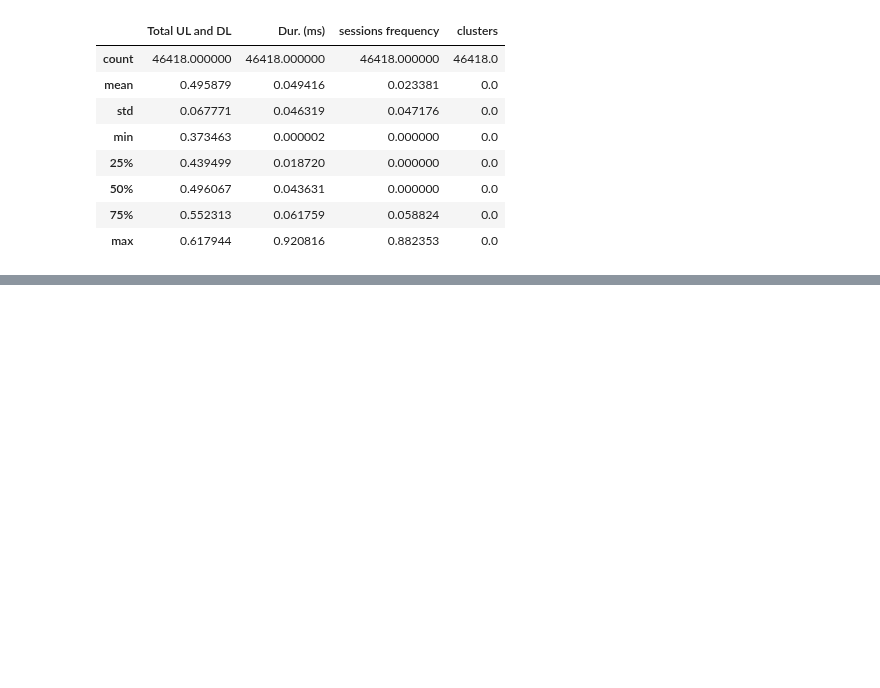
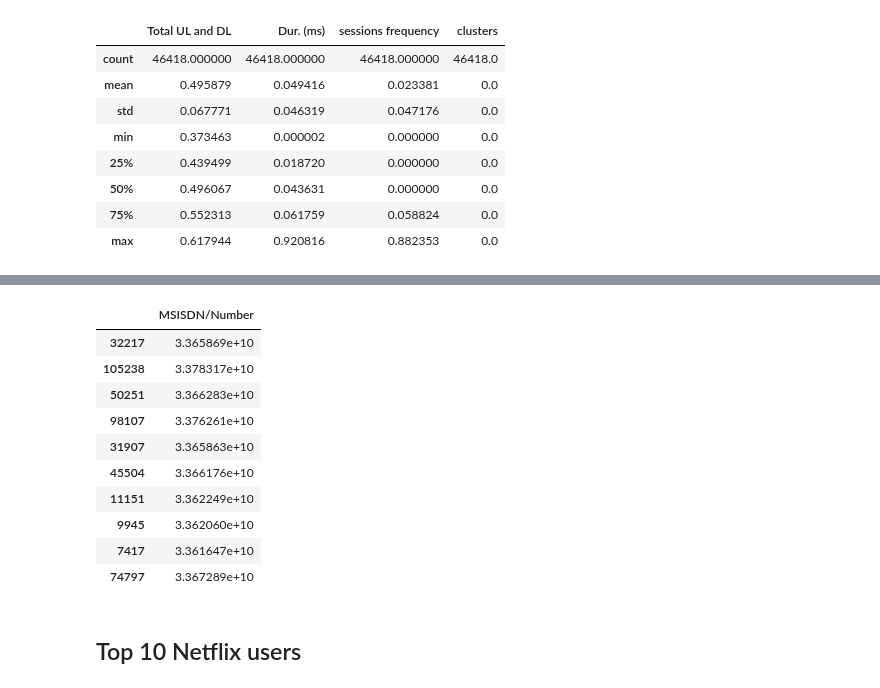
Before and after one commit to Abel-Blue/telecom-user-analytics, a Jupyter notebook: notebooks/user_engagementAnalysis.ipynb, the cells around one changed output, grey strips where cells are left out. Drawn from its saved outputs; the diff is of its cells as text; code cells hidden in the pictures; blank space fills up the shorter version.

```diff
--- a/notebooks/user_engagementAnalysis.ipynb
+++ b/notebooks/user_engagementAnalysis.ipynb
@@ -462,0 +479,22 @@ Email_top10_users.to_csv("top10_email_users.csv",index=False)
+# %%
+# sort social media to get the most engaged users in the app
+df_agg.sort_values(by=['Social_Media_Total_Data'],ascending=False, inplace=True)
+top10_socialM_user=df_agg['MSISDN/Number'].head(10)
+top10_socialM_user.to_frame()
+top10_socialM_user.to_csv("top10_socialMedia_users.csv",index=False)
+# %%
+top10_socialM_user.to_frame()
+# %% [output]
+|  | MSISDN/Number |
+| 32217 | 3.365869e+10 |
+| 105238 | 3.378317e+10 |
+| 50251 | 3.366283e+10 |
+| 98107 | 3.376261e+10 |
+| 31907 | 3.365863e+10 |
+| 45504 | 3.366176e+10 |
+| 11151 | 3.362249e+10 |
+| 9945 | 3.362060e+10 |
+| 7417 | 3.361647e+10 |
+| 74797 | 3.367289e+10 |
+# %% [markdown]
+## Top 10 Netflix users
```
Also changed, not shown: parts of 57 cells of this notebook, 3 other files.
